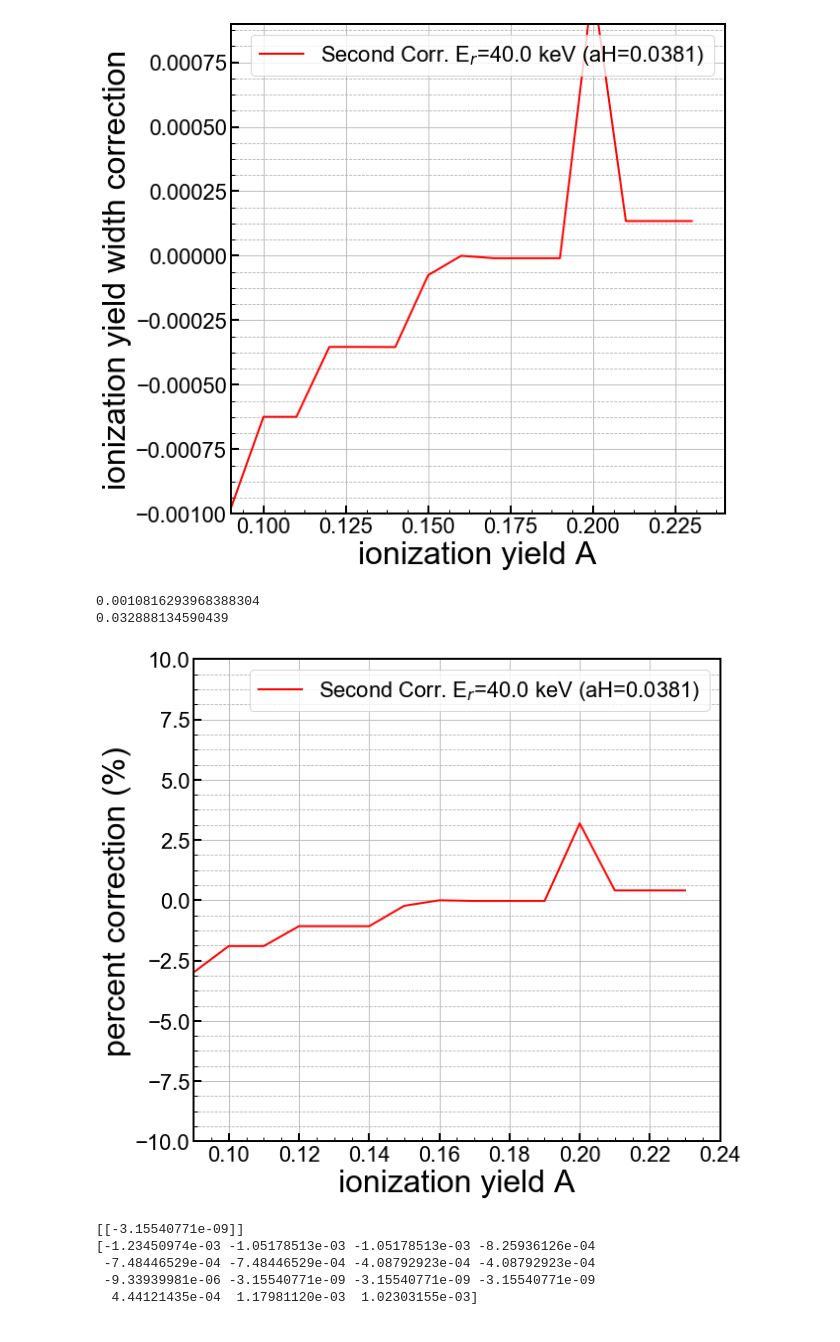
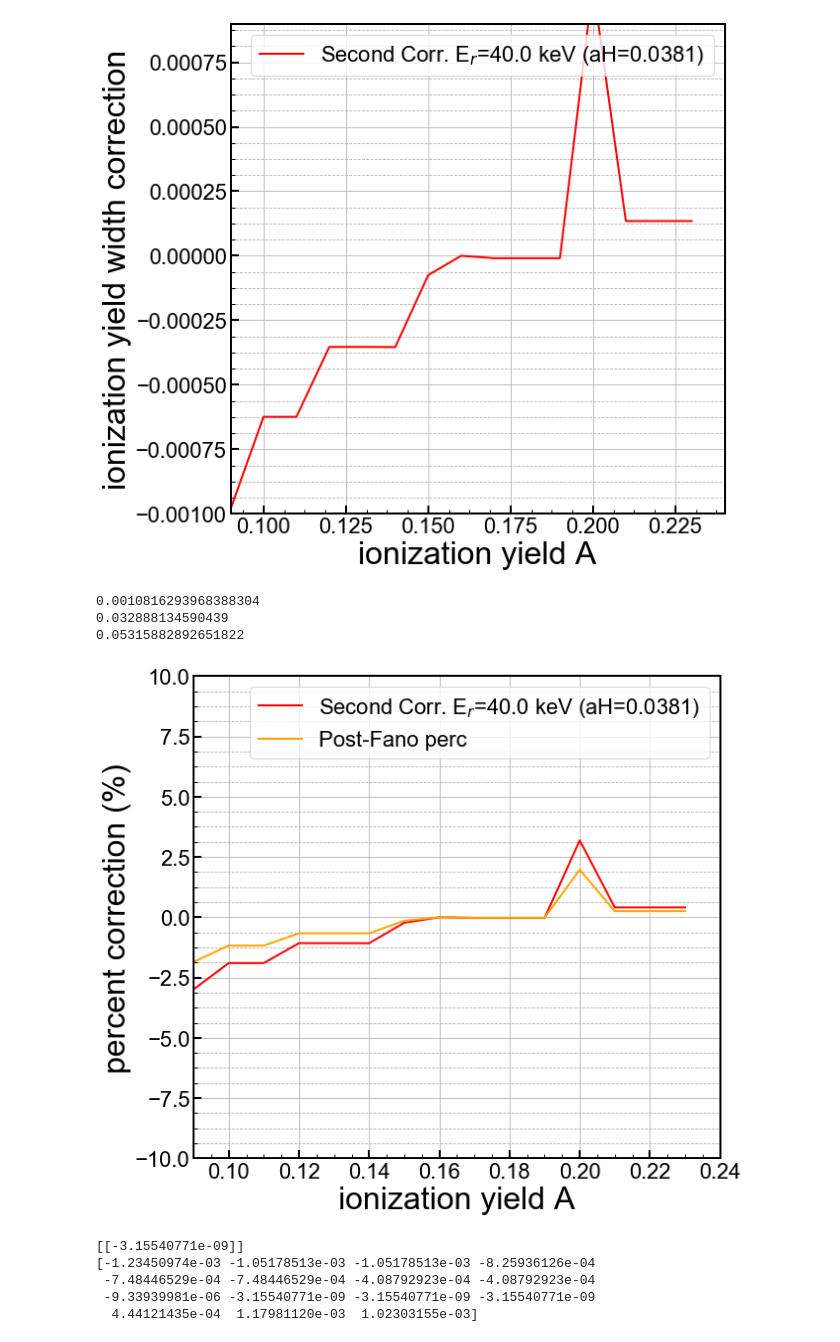
Before and after one commit to villano-lab/nrFano_paper2019, a Jupyter notebook: analysis_notebooks/5D_sigQ_parameterization.ipynb, the cells around one changed output. Cells and saved outputs as stored; diff of their text form; code cells hidden in the pictures.

Commit message:
[ANV] added percentage deviation of sigma wrt full Fano-corrected sigma

```diff
--- a/analysis_notebooks/5D_sigQ_parameterization.ipynb
+++ b/analysis_notebooks/5D_sigQ_parameterization.ipynb
@@ -208,9 +208,16 @@ cv = prob.series_NRQ_var_corr(Er=Ediffs,F=0.0,V=4.0,aH=0.0381,alpha=(1/18.0),A=0
 print(cv[0][0])
 cv = np.sqrt(cv[0][0])
 print(cv)
+
+#try to get this value for the final sigma value for NR (C and M included)
+Cfit = 0.04012
+mfit = 4.11e-5
+cv_high = np.sqrt(cv**2 + (Cfit+mfit*Ediffs)**2)
+print(cv_high)
 # %% [output]
 0.0010816293968388304
 0.032888134590439
+0.05315882892651822
 # %%
 #set up a 1d plot
 fig,axes = plt.subplots(1,1,figsize=(9.0,8.0),sharex=True)
@@ -226,38 +233,40 @@ Enr,signr = fc.RWCalc(filename='data/res_calc.h5',alpha=1/18.0,aH=0.0381,band='N
 #         label='(C$_0$={:01.3}; m={:01.2E})'.format(0.0,0.0))
 ax1.plot(delA,(corr_Av(delA)/cv)*100,color='r',linestyle="-",linewidth=2, \
          label='Second Corr. E$_r$={:3.1f} keV (aH={})'.format(Ediffs,0.0381))
+ax1.plot(delA,(corr_Av(delA)/cv_high)*100,color='orange',linestyle="-",linewidth=2, \
+         label='Post-Fano perc'.format(Ediffs,0.0381))
 
 #ax1.plot(X,np.sqrt(pd.series_NRQ_var(X,V=4.0,F=0,aH=0.0381,A=0.16,B=0.18,alpha=(1/18.0))),color='g',linestyle="-",linewidth=2, \
 #         label='Series Approximation (NR) (aH={})'.format(0.0381))
 #ax1.plot(X,np.sqrt(pd.analytical_NRQ_var(X,V=4.0,aH=0.0381,A=0.16,B=0.18,alpha=(1/18.0))),color='b',linestyle="-",linewidth=2, \
 #         label='Analytical Integral (ER) (aH={})'.format(0.0381))
 
 
 
 ymin = -10
 ymax = 10
 
 
 
 ax1.set_yscale('linear')
 #ax1.set_yscale('log')
 ax1.set_xlim(0.09, 0.24)
 ax1.set_ylim(ymin,ymax)
 ax1.set_xlabel(r'ionization yield A',**axis_font)
 ax1.set_ylabel('percent correction (%)',**axis_font)
 ax1.grid(True)
 ax1.yaxis.grid(True,which='minor',linestyle='--')
 ax1.legend(loc=1,prop={'size':22})
 #ax1.legend(bbox_to_anchor=(1.04,1),borderaxespad=0,prop={'size':22})
 
 for axis in ['top','bottom','left','right']:
   ax1.spines[axis].set_linewidth(2)
 
 plt.tight_layout()
 plt.savefig('figures/SecondCorr_Er{:03.0f}_A_perc.png'.format(Ediffs))
 plt.show()
 # %% [output]
-[figure, old version]
+[figure, new version]
 # %%
 
 corr_B = lambda B: prob.series_NRQ_sig_c2(Er=Ediffs,F=0.0,V=4.0,aH=0.0381,alpha=(1/18.0),A=0.16, \
```
Also changed, not shown: parts of 3 cells of this notebook, 4 other files.
